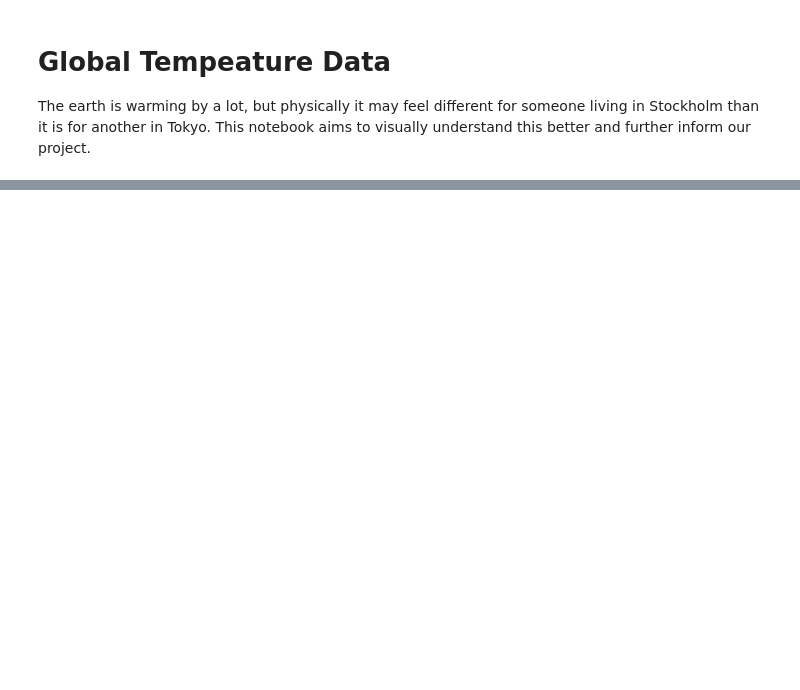
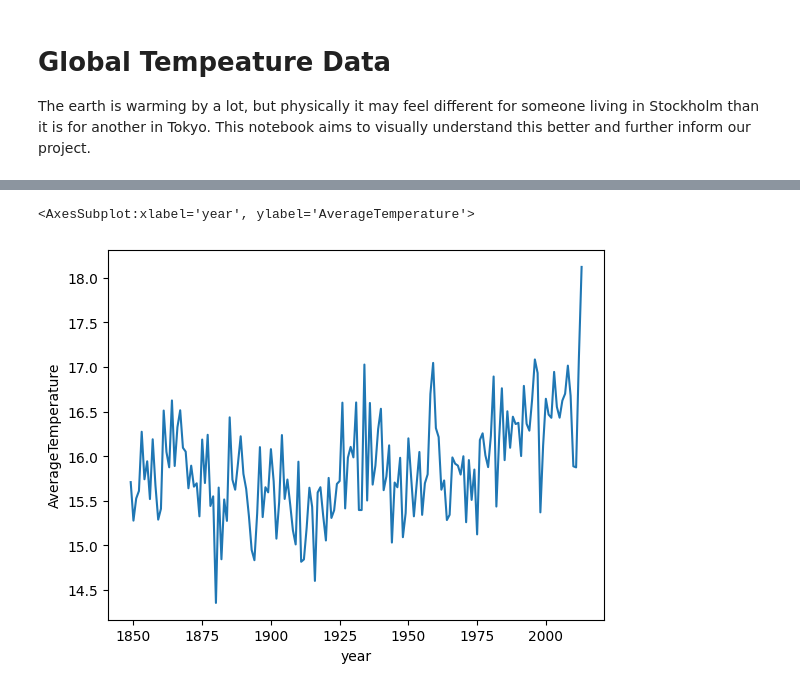
Before and after one commit to nogibjj/global-temperature, a Jupyter notebook: eda.ipynb, the cells around one changed output, grey strips where cells are left out. Saved outputs shown, nothing was run; the diff lists cells and outputs as text; code cells hidden in the pictures; blank space fills up the shorter version.

```diff
--- a/eda.ipynb
+++ b/eda.ipynb
@@ -29,3 +86,15 @@ client()
+# %%
+# subset data for los angeles
+la = major_cities[(major_cities['Country'] == 'United States') & (major_cities['City']  == 'Los Angeles')]
+
+#group by year and calculate the mean average temperature of each year in Los Angeles
+la_mean = la.groupby('year').mean().reset_index()
+
+# plot the data
+sns.lineplot(x='year', y='AverageTemperature', data=la_mean.compute())
+# %% [output]
+<AxesSubplot:xlabel='year', ylabel='AverageTemperature'>
+[figure, added]
 # %%
 # close the client
 client.close()
```
Also changed, not shown: parts of 10 cells of this notebook, 5 other files.
